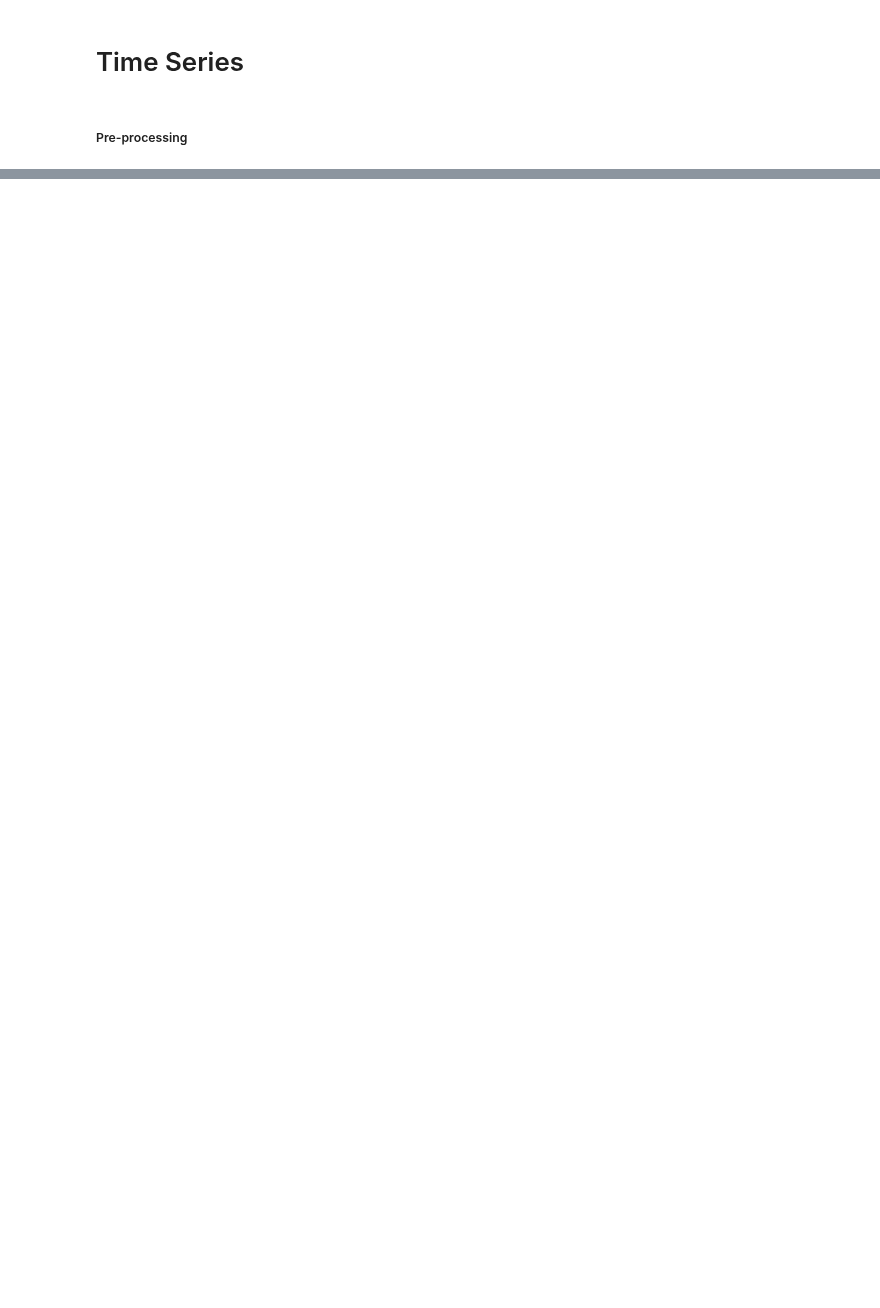
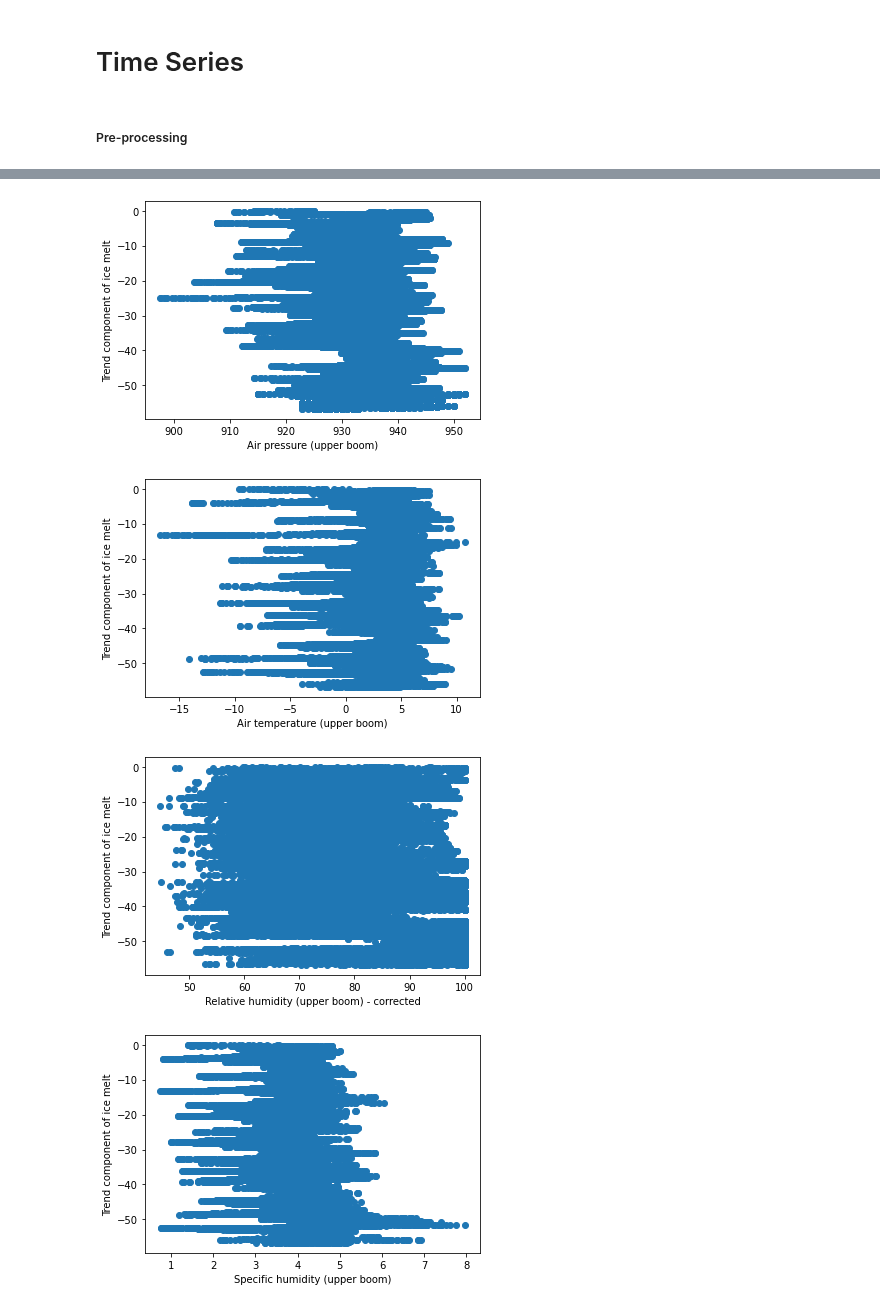
Before and after one commit to markbjerre/GEUS-Master-Thesis, a Jupyter notebook: scripts/SMB_Models_Time_series.ipynb, the cells around one changed output, grey strips where cells are left out. Saved outputs shown, nothing was run; the diff lists cells and outputs as text; code cells hidden in the pictures; blank space fills up the shorter version.

```diff
--- a/scripts/SMB_Models_Time_series.ipynb
+++ b/scripts/SMB_Models_Time_series.ipynb
@@ -182,0 +263,12 @@ df = df.dropna(axis=1,how='all')
+# %%
+# This bit to split into Train & Test
+from sklearn.model_selection import train_test_split
+
+X= df.loc[:, df.columns != "Surface height from combined measurements"] # All features except y
+y=df["Surface height from combined measurements"]
+
+# using the train test split function
+X_train, X_test,y_train, y_test = train_test_split(X,y ,
+                                   random_state=2023,
+                                   test_size=0.3,
+                                   shuffle=True)
@@ -182,0 +286,12 @@ df = df.dropna(axis=1,how='all')
+# %%
+# Calculate the correlation between each input variable and the trend component
+corr = {}
+for col in X.columns:
+    corr[col] = np.corrcoef(X[col], result.trend)[0, 1]
+
+# Sort the correlation values in descending order
+corr = {k: v for k, v in sorted(corr.items(), key=lambda item: abs(item[1]), reverse=True)}
+
+# Print the correlation values
+for col, c in corr.items():
+    print(f"{col}: {c}")
@@ -182,0 +316,13 @@ df = df.dropna(axis=1,how='all')
+# %%
+# Create scatter plots for the top 5 input variables
+top_vars = list(corr.keys())[:5]
+for var in top_vars:
+    plt.scatter(X[var], result.trend)
+    plt.xlabel(var)
+    plt.ylabel("Trend component of ice melt")
+    plt.show()
+# %% [output]
+[figure, added]
+[figure, added]
+[figure, added]
+[figure, added]
```
Also changed, not shown: parts of 10 cells of this notebook.
